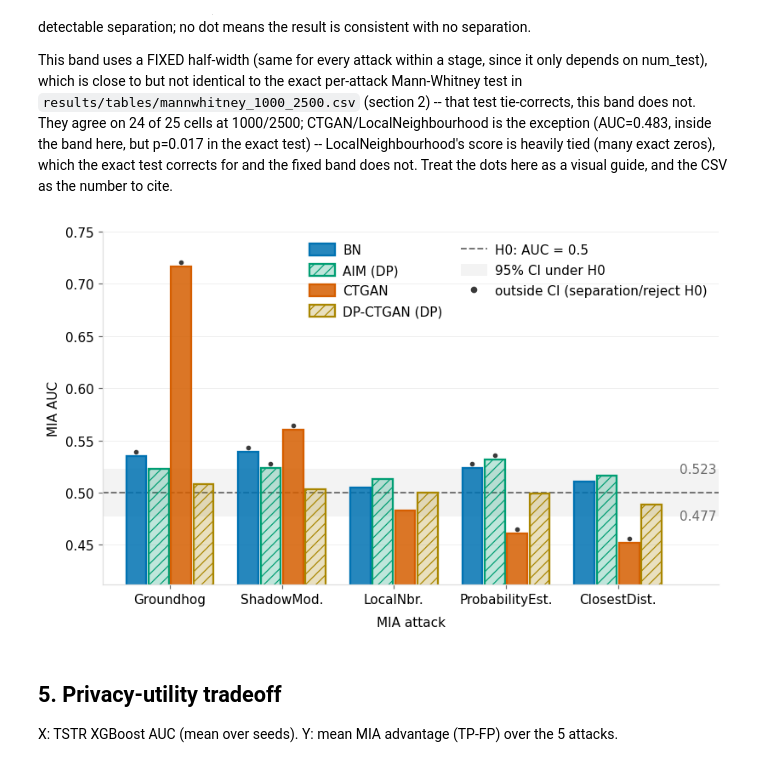
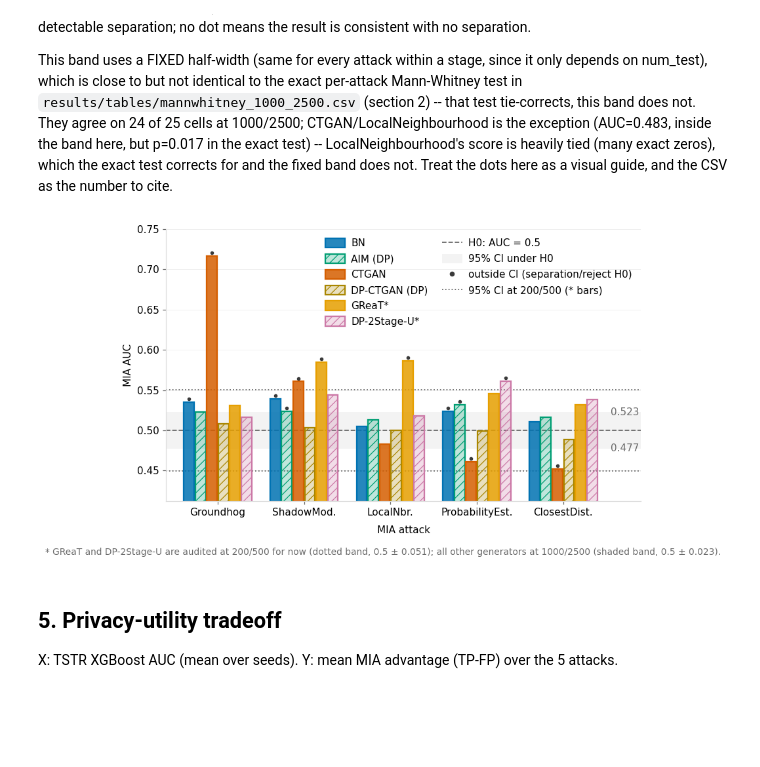
Before and after one commit to oliviapeng26/priv-sdg, a Jupyter notebook: benchmark_tapas/privacy_analysis.ipynb, the cells around one changed output. Cells and saved outputs as stored; diff of their text form; code cells hidden in the pictures; blank space fills up the shorter version.

Commit message:
feat: add GReaT and DP-2Stage-U to privacy analysis figures

```diff
--- a/benchmark_tapas/privacy_analysis.ipynb
+++ b/benchmark_tapas/privacy_analysis.ipynb
@@ -601,6 +655,9 @@ here as a visual guide, and the CSV as the number to cite.
 # %%
 GENS_BAR = [g for g in GENS if g != "privbayes"]  # dropped from this figure and the
                                                    # tradeoff scatter; sections 1-3 keep it
+# GReaT and DP-2Stage-U are drawn at 200/500 FOR NOW (see the loader cell above section 1); swap by
+# changing LLM_STAGE there. They are starred, and judged against their own dotted null band below.
+GENS_BAR = GENS_BAR + LLM_GENS
 BLACK = "#000000"
 
 allauc = pd.concat([MW[f"{a}_{b}"].assign(stage=f"{a}/{b}") for a, b in AVAIL])
@@ -609,9 +666,10 @@ allauc = pd.concat([MW[f"{a}_{b}"].assign(stage=f"{a}/{b}") for a, b in AVAIL])
 # is in the leftmost group, so the reserve never had to clear it. Capping at 0.75 gives
 # that vertical space back rather than reserving headroom no bar needs.
 YMAX = .75
-ylo, yhi = allauc.auc.min() - .04, YMAX
-if allauc.auc.max() > YMAX:
-    print(f"WARNING: max AUC {allauc.auc.max():.3f} exceeds YMAX={YMAX} -- bars clipped")
+_amax = max(allauc.auc.max(), LLM_AUC_HI)
+ylo, yhi = min(allauc.auc.min(), LLM_AUC_LO) - .04, YMAX
+if _amax > YMAX:
+    print(f"WARNING: max AUC {_amax:.3f} exceeds YMAX={YMAX} -- bars clipped")
 
 ncol = 2 if len(AVAIL) > 1 else 1
 nrow = int(np.ceil(len(AVAIL) / ncol))
@@ -620,6 +678,8 @@ for k, (ntr, nte) in enumerate(AVAIL):
     ax = axes[k // ncol][k % ncol]
     st = f"{ntr}_{nte}"; hw = BANDS[st]
     piv = MW[st].pivot(index="attack", columns="generator", values="auc")
+    for g in LLM_GENS:                                  # 200/500 AUCs, see the loader cell
+        piv[SHORT[g]] = LLM_AUC[g]
     attacks = [a for a in ATTACK_ORDER if a in piv.index]
     piv = piv.loc[attacks, [SHORT[g] for g in GENS_BAR]]
     x = np.arange(len(attacks)); width = .8 / len(GENS_BAR)
@@ -634,6 +694,9 @@ for k, (ntr, nte) in enumerate(AVAIL):
             va="center", ha="left")
     ax.text(x[-1] + .55, .5 - hw, f"{.5 - hw:.3f}", fontsize=10, color=MUTED,
             va="center", ha="left")
+    if LLM_GENS:    # the starred bars' own 95% null band (200/500): wider than the shaded 1000/2500 band
+        for _sgn in (-1, 1):
+            ax.axhline(.5 + _sgn * LLM_BAND, color=MUTED, ls=":", lw=1.2, zorder=1)
     for i, gen in enumerate(GENS_BAR):
         col = GEN_COLOR[gen]; dp = GEN_DP[gen]
         vals = piv[SHORT[gen]].values
@@ -655,7 +718,7 @@ for k, (ntr, nte) in enumerate(AVAIL):
         # Groundhog AUC is 5e-5 INSIDE the band and its ShadowModelling AUC is 8e-4
         # outside, a two-pixel difference. Bar height cannot carry that, so which side
         # of the band a bar falls on is marked explicitly rather than left to the eye.
-        out = np.abs(vals - .5) > hw
+        out = np.abs(vals - .5) > (LLM_BAND if gen in LLM_GENS else hw)   # each bar vs ITS band
         ax.scatter((x + offs[i] * width)[out], vals[out] + .012 * (yhi - ylo),
                    s=7, marker="o", color=INK, zorder=4)
     ax.set_xticks(x); ax.set_xticklabels([SHORT_ATK[a] for a in attacks], fontsize=10)
@@ -667,37 +730,46 @@ for k, (ntr, nte) in enumerate(AVAIL):
 for k in range(len(AVAIL), nrow * ncol):        # blank any unused cell in the grid
     axes[k // ncol][k % ncol].axis("off")
 
 # Column 1: all four generators, in GENS_BAR order. Column 2: the three reference
 # markers (chance line, null band, outside-band dot), padded with blank entries so
 # matplotlib's column-major fill keeps them top-aligned against the taller generator
 # column rather than stretching to match its height.
 _swatch = {g: plt.Rectangle((0, 0), 1, 1,
                             facecolor=to_rgba(GEN_COLOR[g], .25 if GEN_DP[g] else .85),
                             edgecolor=GEN_COLOR[g], lw=1.5,
                             hatch="///" if GEN_DP[g] else None) for g in GENS_BAR}
 _band = plt.Rectangle((0, 0), 1, 1, facecolor=GRID, edgecolor="none", alpha=.35)
 _chance = Line2D([], [], color=MUTED, ls="--", lw=1.2)
 _dot = Line2D([], [], marker="o", ls="", color=INK, markersize=4)
 _blank = Line2D([], [], color="none")
-n_pad = max(len(GENS_BAR) - 3, 0)
+_band200 = Line2D([], [], color=MUTED, ls=":", lw=1.2)     # the 200/500 null band, drawn dotted
+_ref_h = [_chance, _band, _dot] + ([_band200] if LLM_GENS else [])
+_ref_l = ["H0: AUC = 0.5", "95% CI under H0", "outside CI (separation/reject H0)"] + \
+         (["95% CI at 200/500 (* bars)"] if LLM_GENS else [])
+n_pad = max(len(GENS_BAR) - len(_ref_h), 0)
 
-handles = [_swatch[g] for g in GENS_BAR] + [_chance, _band, _dot] + [_blank] * n_pad
-labels = [LABELS[g] for g in GENS_BAR] + ["H0: AUC = 0.5", "95% CI under H0", "outside CI (separation/reject H0)"] + [""] * n_pad
+handles = [_swatch[g] for g in GENS_BAR] + _ref_h + [_blank] * n_pad
+labels = [LABELS[g] for g in GENS_BAR] + _ref_l + [""] * n_pad
 
 # np.atleast_2d(...).ravel() normalises axes to a flat, indexable array regardless
 # of whether subplots returned a single Axes, a 1D array, or a 2D array -- avoids
 # the 'Axes object is not subscriptable' error when AVAIL has only one stage.
 _axes_flat = np.atleast_2d(axes).ravel()
 _axes_flat[0].legend(handles=handles, labels=labels,
                      loc="upper right", ncol=2, frameon=False, fontsize=10,
                      handlelength=2.0, handleheight=1.1, handletextpad=.6,
                      columnspacing=1.4, labelspacing=.55, borderaxespad=.5)
 
+if LLM_GENS:
+    _main = BANDS[f"{AVAIL[-1][0]}_{AVAIL[-1][1]}"]
+    fig.text(.5, -.005, f"* GReaT and DP-2Stage-U are audited at {_lt}/{_lte} for now (dotted band, 0.5 \u00b1 {LLM_BAND:.3f}); "
+             f"all other generators at {AVAIL[-1][0]}/{AVAIL[-1][1]} (shaded band, 0.5 \u00b1 {_main:.3f}).",
+             ha="center", va="top", fontsize=9, color=MUTED)
 fig.tight_layout()
 fig.savefig(FIG_PAPER / "auc_bar_chart.png", bbox_inches="tight")
 plt.show()
 # %% [output]
-[figure, old version]
+[figure, new version]
 # %% [markdown]
 ## 5. Privacy-utility tradeoff
 
```
Also changed, not shown: parts of 2 cells of this notebook, 3 other files.
